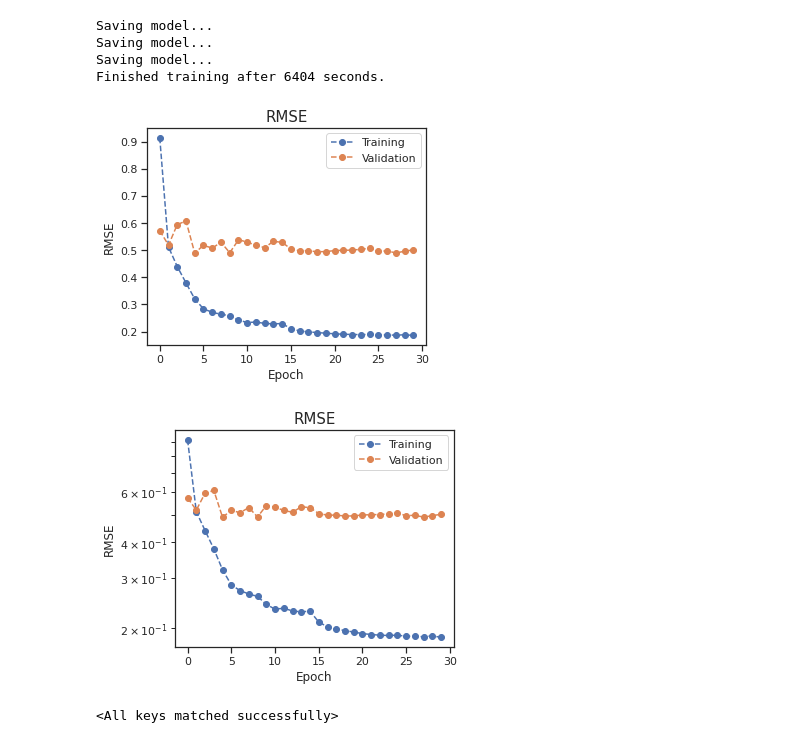
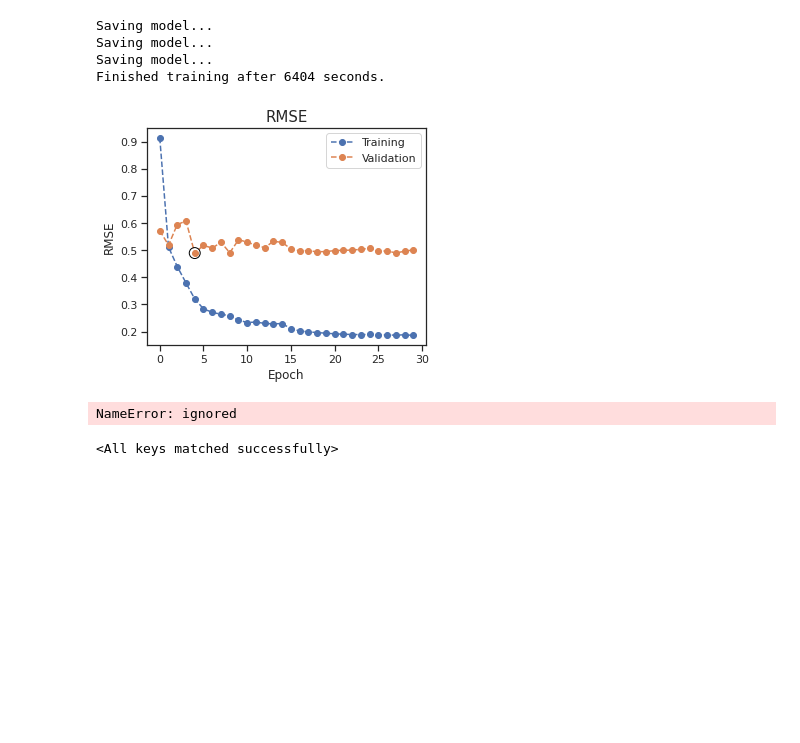
Before and after one commit to dernameistegal/airbnb_price, a Jupyter notebook: model_descriptions.ipynb, the cells around one changed output. Cells and saved outputs as stored; diff of their text form; code cells hidden in the pictures; blank space fills up the shorter version.

```diff
--- a/model_descriptions.ipynb
+++ b/model_descriptions.ipynb
@@ -159,38 +165,14 @@ Saving model...
 Saving model...
 Saving model...
 Finished training after 6404 seconds.
-# %%
-
-def plot(title, label, training, validation, yscale='linear', legend=["Training", "Validation"],
-         thinning=1, save_path=None, size=(5,4)):
-
-    epoch_array = np.arange(0, len(training))
-    training = training[::thinning]
-    validation = validation[::thinning]
-    epoch_array = epoch_array[::thinning]
-    plt.figure(figsize=size)
-
-    sns.set(style='ticks')
-    plt.plot(epoch_array, training,linestyle='dashed', marker='o', zorder=-1)
-    plt.plot(epoch_array, validation, linestyle='dashed', marker='o', zorder=-1)
-    legend = [legend[0], legend[1]]
-    plt.legend(legend)
-    plt.xlabel('Epoch')
-    plt.ylabel(label)
-    plt.yscale(yscale)
-    plt.title(title, fontsize=15)
-
-    if save_path:
-        plt.savefig(str(save_path), bbox_inches='tight', format="svg", transparent=True)
-    plt.show()
 # %%
 # plot train and test
 train_losses, val_losses, train_rmse, val_rmse = result
-plot("RMSE", "RMSE", train_rmse, val_rmse, yscale='linear', save_path="/content/file0.svg")
+ut.plot("RMSE", "RMSE", train_rmse, val_rmse, yscale='linear', save_path="/content/file0.svg")
 plot("RMSE", "RMSE", train_rmse, val_rmse, yscale='log')
 # %% [output]
-[figure, old version]
+[figure, new version]
-[figure, removed]
+NameError: ignored
 # %%
 model.load_state_dict(torch.load("/content/checkpoints/checkpoint.pt"))
 # %% [output]
```
Also changed, not shown: parts of 4 cells of this notebook.
